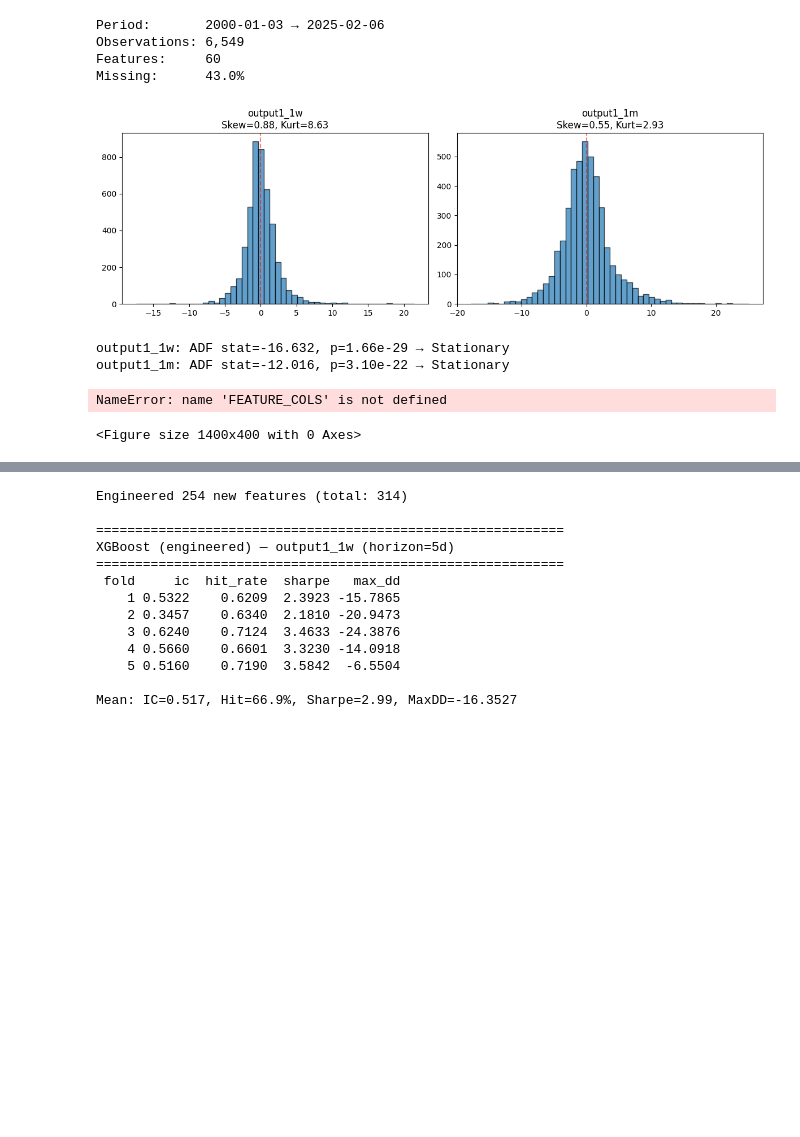
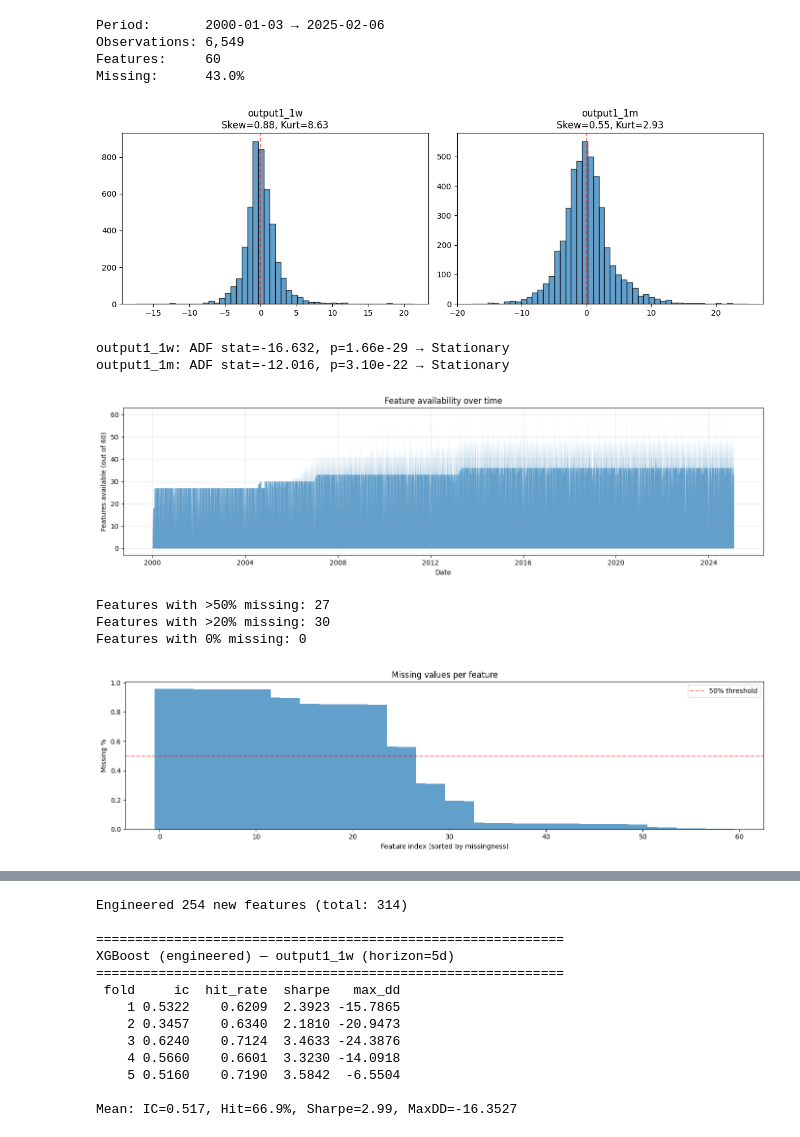
Before and after one commit to Nassim-Ta/Commodity-Return-Forecasting, a Jupyter notebook: notebooks/exploration.ipynb, the cells around one changed output, grey strips where cells are left out. Saved outputs shown, nothing was run; the diff lists cells and outputs as text; code cells hidden in the pictures; blank space fills up the shorter version.

```diff
--- a/notebooks/exploration.ipynb
+++ b/notebooks/exploration.ipynb
@@ -27,11 +27,14 @@ Missing:      43.0%
 # %%
 plot_target_distributions(df, TARGETS)
 check_stationarity(df, TARGETS)
-plot_missing_values(df)
+plot_missing_values(df, FEATURE_COLS)
 # %% [output]
 [figure]
 output1_1w: ADF stat=-16.632, p=1.66e-29 → Stationary
 output1_1m: ADF stat=-12.016, p=3.10e-22 → Stationary
+[figure, added]
-NameError: name 'FEATURE_COLS' is not defined
+Features with >50% missing: 27
+Features with >20% missing: 30
+Features with 0% missing: 0
-<Figure size 1400x400 with 0 Axes>
+[figure, added]
 # %%
```
Also changed, not shown: parts of 1 cell of this notebook, 1 other file.
